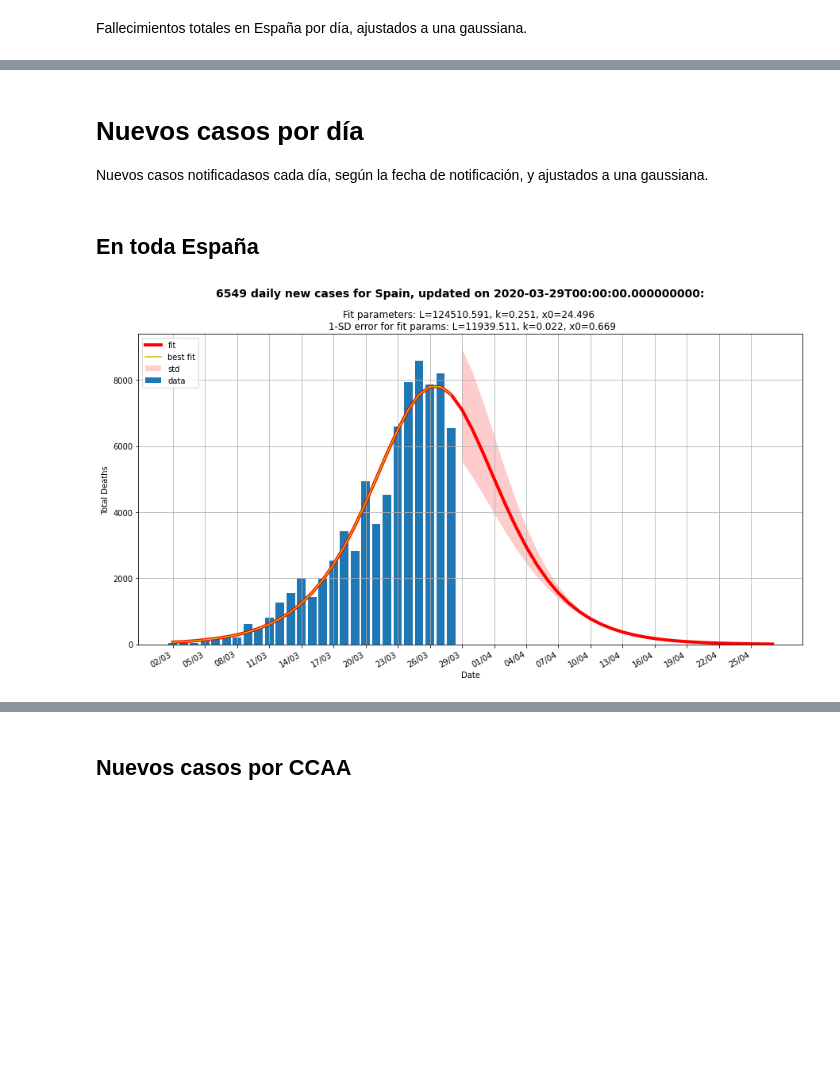
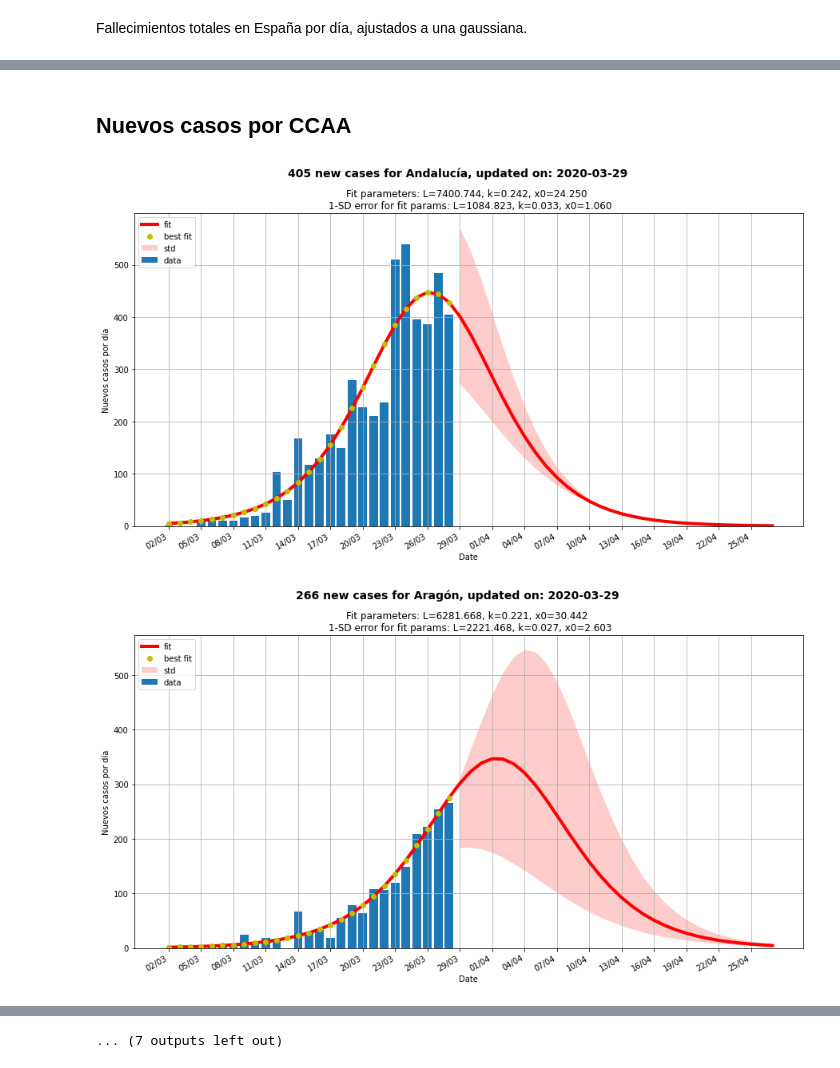
Before and after one commit to victorvicpal/COVID19_es, a Jupyter notebook: notebooks/FitDataToLogisticCurveV02.ipynb, the cells around one changed output, grey strips where cells are left out. Drawn from its saved outputs; the diff is of its cells as text; code cells hidden in the pictures; blank space fills up the shorter version.

Commit message:
Added another aproach to fit the data

```diff
--- a/notebooks/FitDataToLogisticCurveV02.ipynb
+++ b/notebooks/FitDataToLogisticCurveV02.ipynb
@@ -53,11 +59,11 @@ def fit_curve(curve, dates, ydata, title, ylabel, coeff_std):
 
     if curve.__name__ == 'logistic':
             p0=[20000, 0.5, 1, 0]
-            bounds=([0, 0, -100, 0], [200000, 10, 100, 1])
+            bounds=([0, 0, 0, 0], [200000, 10, 50, 1])
             params_names = ['L', 'k', 'x0', 'y0']
     elif curve.__name__ == 'logistic_derivative':
             p0=[20000, 0.5, 1]
-            bounds=([0, 0, 0], [200000, 10, 100])
+            bounds=([0, 0, 0], [200000, 10, 50])
             params_names = ['L', 'k', 'x0']
     else:
             print('this curve is unknown')
@@ -109,7 +115,7 @@ def fit_curve(curve, dates, ydata, title, ylabel, coeff_std):
     fig.suptitle(title, fontsize=14, fontweight='bold')
 
     ax.plot(dates_total_xaxis, curve(total_xaxis, *popt), 'r-', linewidth=4, label='fit')
-    ax.plot(dates, result.best_fit, 'y-', label='best fit')
+    ax.plot(dates, result.best_fit, 'yo', label='best fit')
     ax.bar(dates,ydata, label='data')
 
     ax.fill_between(dates_future_axis, curve(future_axis, *pbest),
@@ -157,6 +176,6 @@ Fallecimientos totales en España por día, ajustados a una gaussiana.
 # %%
 deathsPerDay=np.diff(Deaths)
 
-Titulo = '{:.0f} deaths per day for Spain, updated on {}:'.format(deathsPerDay[-1],dates[-1])
+Titulo = '{:.0f} deaths per day for Spain, updated on: {}'.format(deathsPerDay[-1],dates[-1].astype('datetime64[D]'))
 p_cont, err_cont = fit_curve(logistic_derivative, dates[:-1], deathsPerDay, Titulo, 'Total Deaths', coeff_std)
 # %% [output]
@@ -163,0 +185,22 @@ p_cont, err_cont = fit_curve(logistic_derivative, dates[:-1], deathsPerDay, Titu
+# %%
+tempVar=np.diff(Confirmed)
+tempVar[tempVar==0]=np.nan
+newCases=tempVar
+datesNewCases=dates[1:]
+
+growth_factor = newCases[1:] / newCases[:-1]
+dates_growth_factor = datesNewCases[1:]
+
+fig, ax = plt.subplots(figsize=(15,8))
+fig.autofmt_xdate()
+Titulo = 'Ultimo factor de crecimiento {:.3f} actualizado: {}'.format(growth_factor[-1],dates[-1].astype('datetime64[D]'))
+fig.suptitle(Titulo, fontsize=14, fontweight='bold')
+
+ax.bar(dates_growth_factor,growth_factor )
+ax.plot(dates_growth_factor[-7:],growth_factor[-7:],'ro-', linewidth=4,)
+Titulo2 = 'Factor de crecimiento promedio, ultimos 7 días {:.3f}'.format(np.mean(growth_factor[-7:]))
+ax.set_title(Titulo2)
+ax.set_xlabel('Fecha')
+ax.set_ylabel('Factor de crecimiento')
+ax.xaxis.set_major_formatter(myFmt)
+ax.grid(True)
@@ -163,0 +212,5 @@ p_cont, err_cont = fit_curve(logistic_derivative, dates[:-1], deathsPerDay, Titu
+# %%
+for CCAA in data.CCAA.unique():
+    ConfirmedCCAA = data[data.CCAA=='Canarias'].casos.values
+    Titulo = '{:.0f} casos en {}, actualizado: {}'.format(ConfirmedCCAA[-1],CCAA,dates[-1].astype('datetime64[D]'))
+    p_cont, err_cont = fit_curve(logistic, dates,  ConfirmedCCAA, Titulo, 'Nuevos casos por día', coeff_std)
@@ -164,12 +231,10 @@ p_cont, err_cont = fit_curve(logistic_derivative, dates[:-1], deathsPerDay, Titu
 # %% [markdown]
-# Nuevos casos por día <a class="anchor" id="3."></a>
-Nuevos casos notificadasos cada día, según la fecha de notificación, y ajustados a una gaussiana.
+## Nuevos casos por CCAA <a class="anchor" id="2.2"></a>
-# %% [markdown]
-## En toda España <a class="anchor" id="3.1"></a>
 # %%
-newCases=np.diff(Confirmed)
-
-Titulo = '{:.0f} daily new cases for Spain, updated on {}:'.format(newCases[-1],dates[-1])
-p_cont, err_cont = fit_curve(logistic_derivative, dates[:-1], newCases, Titulo, 'Total Deaths', coeff_std)
+for CCAA in data.CCAA.unique():
+    newCasesCCAA = np.diff(data[data.CCAA==CCAA].casos.values)
+    Titulo = '{:.0f} new cases for {}, updated on: {}'.format(newCasesCCAA[-1],CCAA,dates[-1].astype('datetime64[D]'))
+    p_cont, err_cont = fit_curve(logistic_derivative, dates[:-1], newCasesCCAA, Titulo, 'Nuevos casos por día', coeff_std)
 # %% [output]
-[figure, old version]
+[figure, new version]
+[figure, added]
@@ -176,2 +251 @@ p_cont, err_cont = fit_curve(logistic_derivative, dates[:-1], newCases, Titulo,
+... (7 outputs left out)
-# %% [markdown]
-## Nuevos casos por CCAA <a class="anchor" id="3.2"></a>
```
Also changed, not shown: parts of 23 cells of this notebook.
